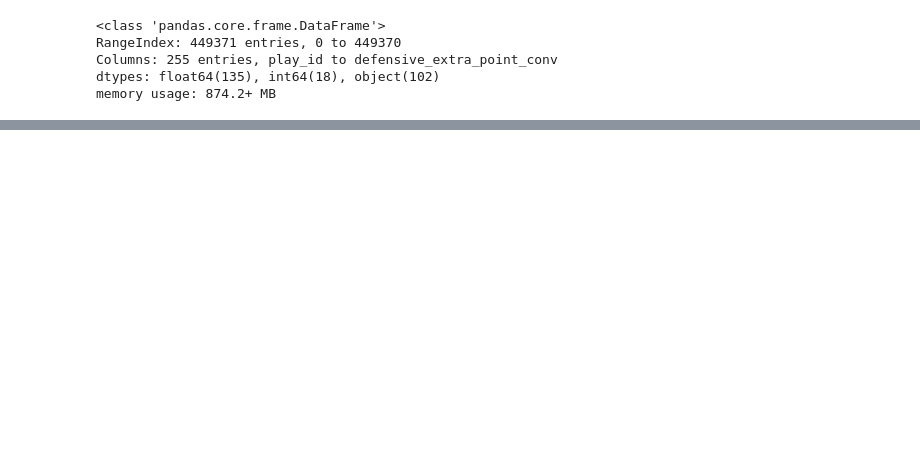
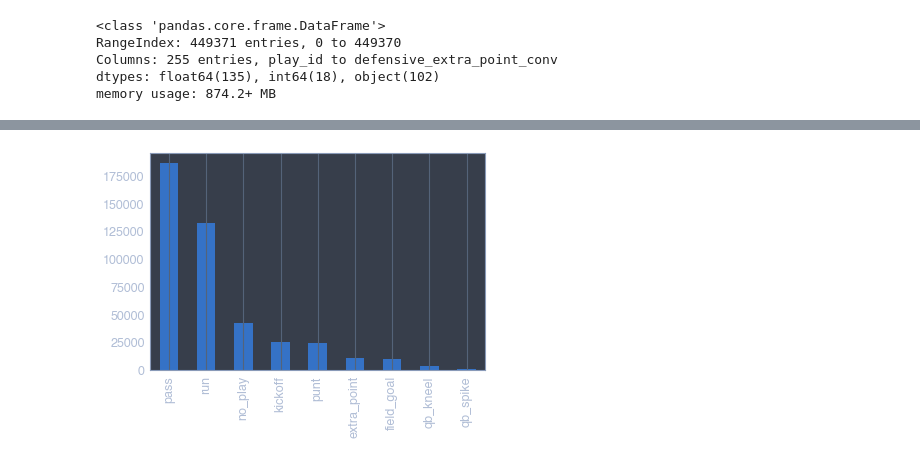
Before and after one commit to alcobeard/otus, a Jupyter notebook: ML/Project/NFL play prediction.ipynb, the cells around one changed output, grey strips where cells are left out. Cells and saved outputs as stored; diff of their text form; code cells hidden in the pictures; blank space fills up the shorter version.

Commit message:
Play Prediction

```diff
--- a/ML/Project/NFL play prediction.ipynb
+++ b/ML/Project/NFL play prediction.ipynb
@@ -13,5 +32,7 @@ from pandas.tools.plotting import table
 # %%
-df = pd.read_csv('data/NFL Play by Play 2009-2018 (v5).csv')
+pd.options.display.max_columns = None #have to see all
+
+df = pd.read_csv('data/NFL Play by Play 2009-2018 (v5).csv', low_memory=False)
 print('Размер выборки: ', df.shape)
 df.head()
 # %% [output]
@@ -33,0 +75,36 @@ memory usage: 874.2+ MB
+# %%
+first_clean = [
+    'play_id','game_id','posteam','posteam_type','defteam','yardline_100','half_seconds_remaining','game_seconds_remaining','game_date','drive','qtr','down','yrdln','ydstogo',
+    'play_type','yards_gained','shotgun','no_huddle','qb_scramble','pass_length','pass_location','air_yards','yards_after_catch','run_location','run_gap',
+    'posteam_timeouts_remaining','defteam_timeouts_remaining','posteam_score','defteam_score','score_differential','first_down_rush','first_down_pass','first_down_penalty',
+    'third_down_converted','fourth_down_converted','incomplete_pass','interception','safety','penalty','rush_attempt','pass_attempt','sack','touchdown','pass_touchdown','fumble',
+    'complete_pass','ydsnet','desc'
+               ]
+
+# ['play_id','home_team','away_team','posteam','posteam_type','defteam', 'yardline_100',
+#                'half_seconds_remaining','game_seconds_remaining','drive','qtr','down','goal_to_go','game_id',
+#                'time','yrdln','ydstogo','play_type','desc','yards_gained','shotgun','no_huddle','qb_scramble',
+#                'pass_length','pass_location','air_yards','yards_after_catch','run_location','run_gap',
+#                'two_point_conv_result','home_timeouts_remaining','away_timeouts_remaining',
+#                'posteam_timeouts_remaining','away_timeouts_remaining','total_home_score','total_away_score',
+#                'posteam_score','defteam_score','score_differential','first_down_rush','first_down_pass',
+#                'first_down_penalty','third_down_converted','fourth_down_converted','incomplete_pass',
+#                'interception','fumble_forced','fumble_not_forced','fumble_out_of_bounds','solo_tackle','safety',
+#                'penalty','tackled_for_loss','fumble_lost','qb_hit','rush_attempt','pass_attempt','sack',
+#                'touchdown','pass_touchdown','return_touchdown','fumble','complete_pass','assist_tackle',
+#                'lateral_reception','lateral_rush','lateral_return','lateral_recovery','passer_player_id',
+#                'passer_player_name','receiver_player_id','receiver_player_name','rusher_player_id',
+#                'rusher_player_name','lateral_receiver_player_id','lateral_receiver_player_name',
+#                'lateral_rusher_player_id','lateral_rusher_player_name','lateral_sack_player_id',
+#                'lateral_sack_player_name','interception_player_id','interception_player_name',
+#                'lateral_interception_player_id','lateral_interception_player_name','blocked_player_id',
+#                'blocked_player_name','tackle_for_loss_1_player_id','tackle_for_loss_1_player_name',
+#                'tackle_for_loss_2_player_id','tackle_for_loss_2_player_name','qb_hit_1_player_id',
+#                'qb_hit_1_player_name','qb_hit_2_player_id','qb_hit_2_player_name','forced_fumble_player_1_team',
+#                'forced_fumble_player_1_player_id','forced_fumble_player_1_player_name',
+#                'forced_fumble_player_2_team','forced_fumble_player_2_player_id',
+#                'forced_fumble_player_2_player_name','game_date']
+# %%
+df = df[first_clean]
+print('Размер выборки: ', df.shape)
+df.head()
@@ -33,0 +121,5 @@ memory usage: 874.2+ MB
+# %%
+df['play_type'].value_counts().plot.bar(figsize=(6, 4))
+plt.grid(axis='y')
+# %% [output]
+[figure, added]
```
Also changed, not shown: parts of 115 cells of this notebook, 2 other files.
